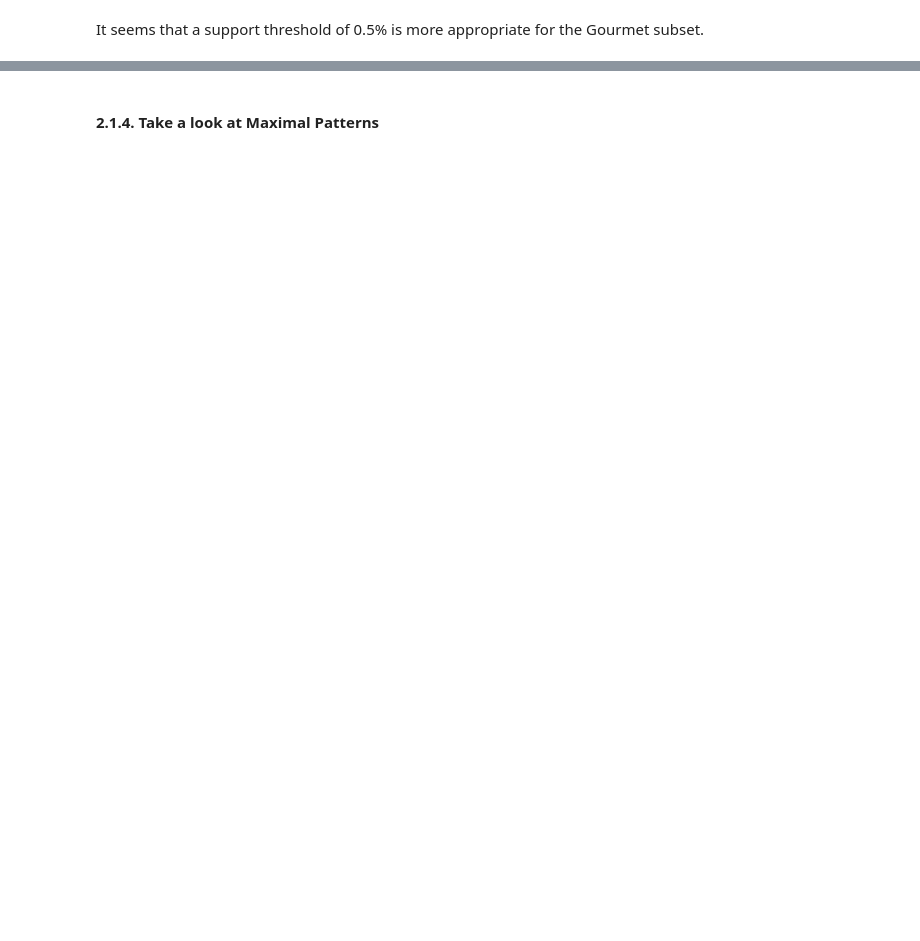
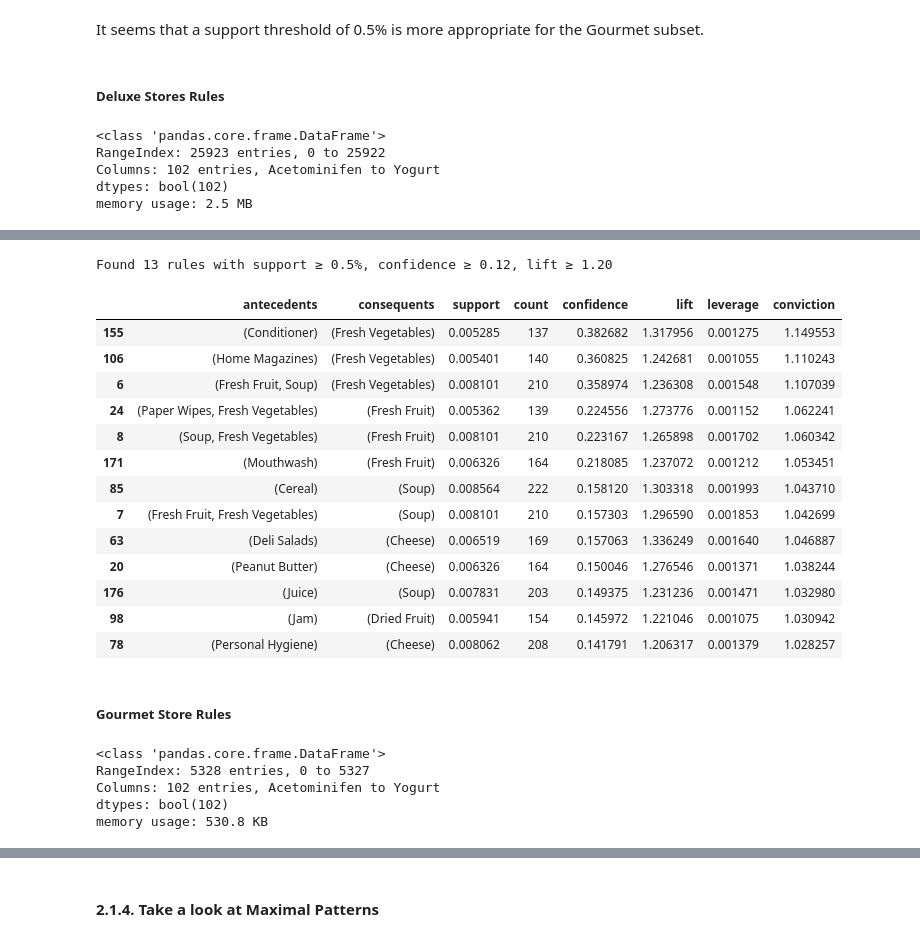
Before and after one commit to ijustsnapped/DataMine_PI, a Jupyter notebook: PD_202425_Project1/PD_202425_Project.ipynb, the cells around one changed output, grey strips where cells are left out. Drawn from its saved outputs; the diff is of its cells as text; code cells hidden in the pictures; blank space fills up the shorter version.

```diff
--- a/PD_202425_Project1/PD_202425_Project.ipynb
+++ b/PD_202425_Project1/PD_202425_Project.ipynb
@@ -2912,6 +2957,16 @@ fig.show()
 [interactive output not drawn]
 # %% [markdown]
 It seems that a support threshold of 0.5% is more appropriate for the Gourmet subset.
+# %% [markdown]
+##### Deluxe Stores Rules
+# %%
+binary_deluxe.info()
+# %% [output]
+<class 'pandas.core.frame.DataFrame'>
+RangeIndex: 25923 entries, 0 to 25922
+Columns: 102 entries, Acetominifen to Yogurt
+dtypes: bool(102)
+memory usage: 2.5 MB
 # %%
 fig = plot_rule_scatter_plotly(
         binary_deluxe,
@@ -2936,3 +2991,69 @@ fig = plot_rule_scatter_plotly(
 fig.show()
 # %% [output]
 [interactive output not drawn]
+# %%
+# parameters
+min_sup   = 0.005
+min_conf  = 0.12
+min_lift  = 1.20
+
+
+freq_items = fpgrowth(
+    binary_deluxe,
+    min_support=min_sup,
+    use_colnames=True
+)
+
+
+rules = association_rules(
+    freq_items,
+    metric="confidence",
+    min_threshold=min_conf
+)
+
+
+strong_rules = rules[rules['lift'] >= min_lift].copy()
+
+
+strong_rules['count'] = (strong_rules['support'] * binary_deluxe.shape[0]).astype(int)
+
+
+strong_rules = strong_rules.sort_values(['confidence','lift'], ascending=False)
+
+print(
+    f"Found {len(strong_rules)} rules with support ≥ {min_sup*100:.1f}%, "
+    f"confidence ≥ {min_conf:.2f}, lift ≥ {min_lift:.2f}\n"
+)
+
+strong_rules[[
+    'antecedents', 'consequents',
+    'support', 'count',
+    'confidence', 'lift',
+    'leverage', 'conviction'
+]].head(30)
+# %% [output]
+Found 13 rules with support ≥ 0.5%, confidence ≥ 0.12, lift ≥ 1.20
+|  | antecedents | consequents | support | count | confidence | lift | leverage | conviction |
+| 155 | (Conditioner) | (Fresh Vegetables) | 0.005285 | 137 | 0.382682 | 1.317956 | 0.001275 | 1.149553 |
+| 106 | (Home Magazines) | (Fresh Vegetables) | 0.005401 | 140 | 0.360825 | 1.242681 | 0.001055 | 1.110243 |
+| 6 | (Fresh Fruit, Soup) | (Fresh Vegetables) | 0.008101 | 210 | 0.358974 | 1.236308 | 0.001548 | 1.107039 |
+| 24 | (Paper Wipes, Fresh Vegetables) | (Fresh Fruit) | 0.005362 | 139 | 0.224556 | 1.273776 | 0.001152 | 1.062241 |
+| 8 | (Soup, Fresh Vegetables) | (Fresh Fruit) | 0.008101 | 210 | 0.223167 | 1.265898 | 0.001702 | 1.060342 |
+| 171 | (Mouthwash) | (Fresh Fruit) | 0.006326 | 164 | 0.218085 | 1.237072 | 0.001212 | 1.053451 |
+| 85 | (Cereal) | (Soup) | 0.008564 | 222 | 0.158120 | 1.303318 | 0.001993 | 1.043710 |
+| 7 | (Fresh Fruit, Fresh Vegetables) | (Soup) | 0.008101 | 210 | 0.157303 | 1.296590 | 0.001853 | 1.042699 |
+| 63 | (Deli Salads) | (Cheese) | 0.006519 | 169 | 0.157063 | 1.336249 | 0.001640 | 1.046887 |
+| 20 | (Peanut Butter) | (Cheese) | 0.006326 | 164 | 0.150046 | 1.276546 | 0.001371 | 1.038244 |
+| 176 | (Juice) | (Soup) | 0.007831 | 203 | 0.149375 | 1.231236 | 0.001471 | 1.032980 |
+| 98 | (Jam) | (Dried Fruit) | 0.005941 | 154 | 0.145972 | 1.221046 | 0.001075 | 1.030942 |
+| 78 | (Personal Hygiene) | (Cheese) | 0.008062 | 208 | 0.141791 | 1.206317 | 0.001379 | 1.028257 |
+# %% [markdown]
+##### Gourmet Store Rules
+# %%
+binary_gourmet.info()
+# %% [output]
+<class 'pandas.core.frame.DataFrame'>
+RangeIndex: 5328 entries, 0 to 5327
+Columns: 102 entries, Acetominifen to Yogurt
+dtypes: bool(102)
+memory usage: 530.8 KB
```
Also changed, not shown: parts of 45 cells of this notebook, 2 other files.
